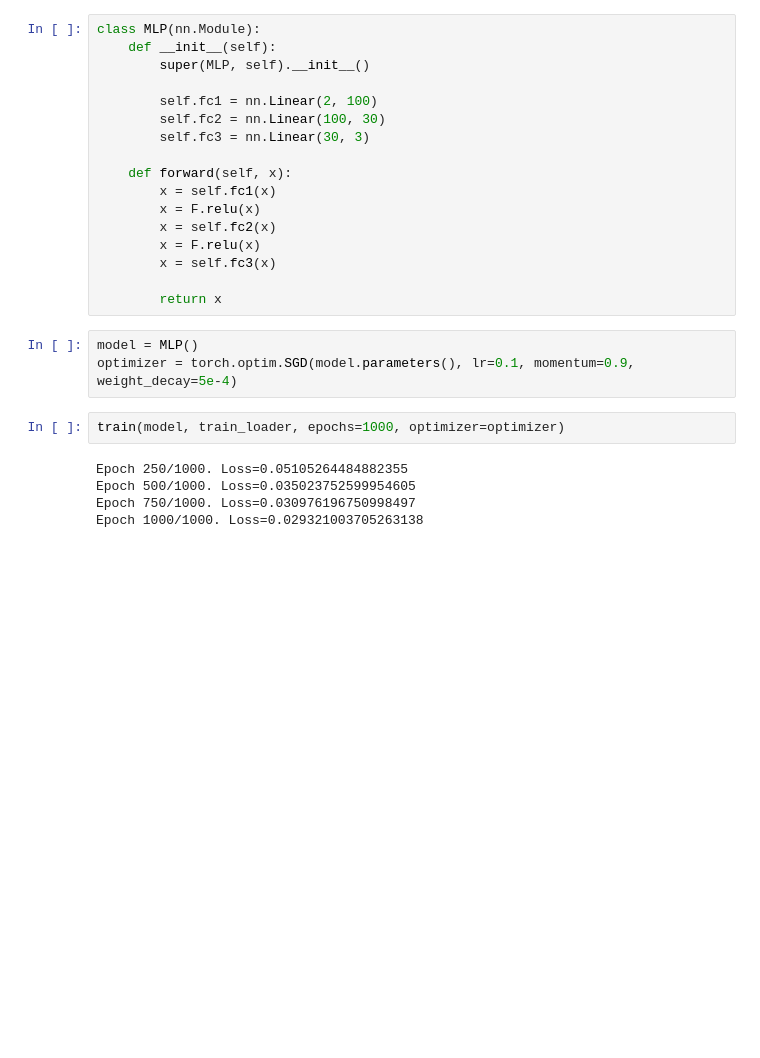
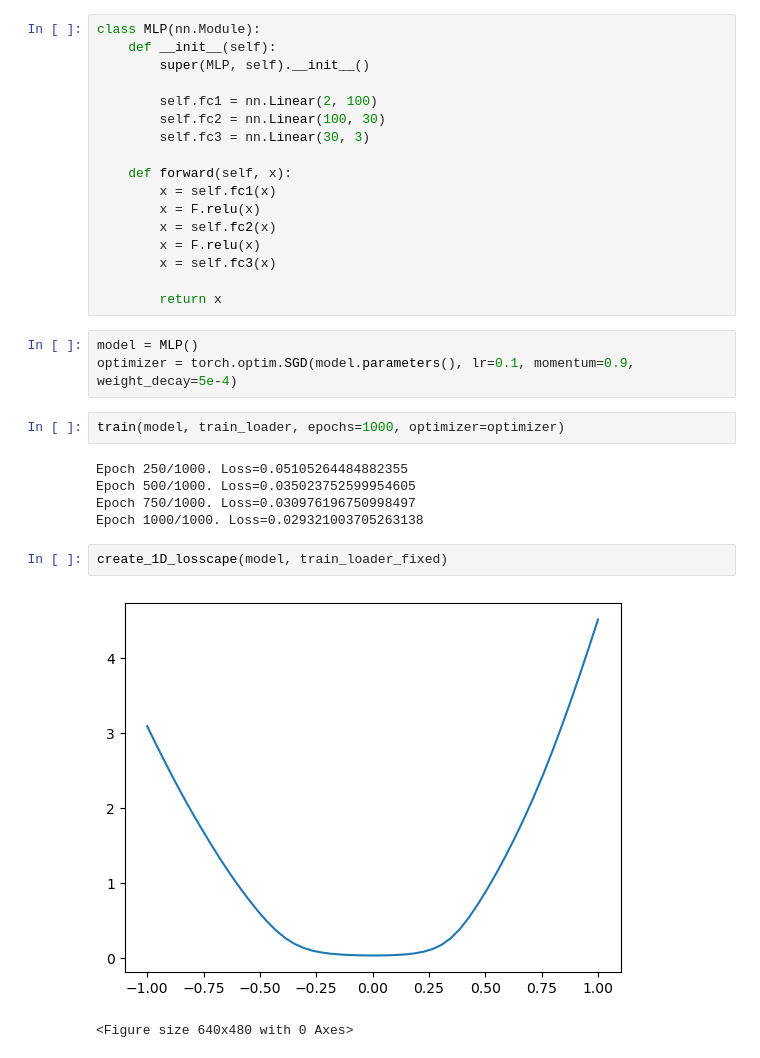
Before and after one commit to alxndrTL/losscape, a Jupyter notebook: spirals.ipynb, the cells around one changed output. Cells and saved outputs as stored; diff of their text form; blank space fills up the shorter version.

Commit message:
images

```diff
--- a/spirals.ipynb
+++ b/spirals.ipynb
@@ -74,3 +74,8 @@ Epoch 250/1000. Loss=0.05105264484882355
 Epoch 500/1000. Loss=0.035023752599954605
 Epoch 750/1000. Loss=0.030976196750998497
 Epoch 1000/1000. Loss=0.029321003705263138
+# %%
+create_1D_losscape(model, train_loader_fixed)
+# %% [output]
+[figure, added]
+<Figure size 640x480 with 0 Axes>
```
Also changed, not shown: parts of 1 cell of this notebook, 3 other files.
